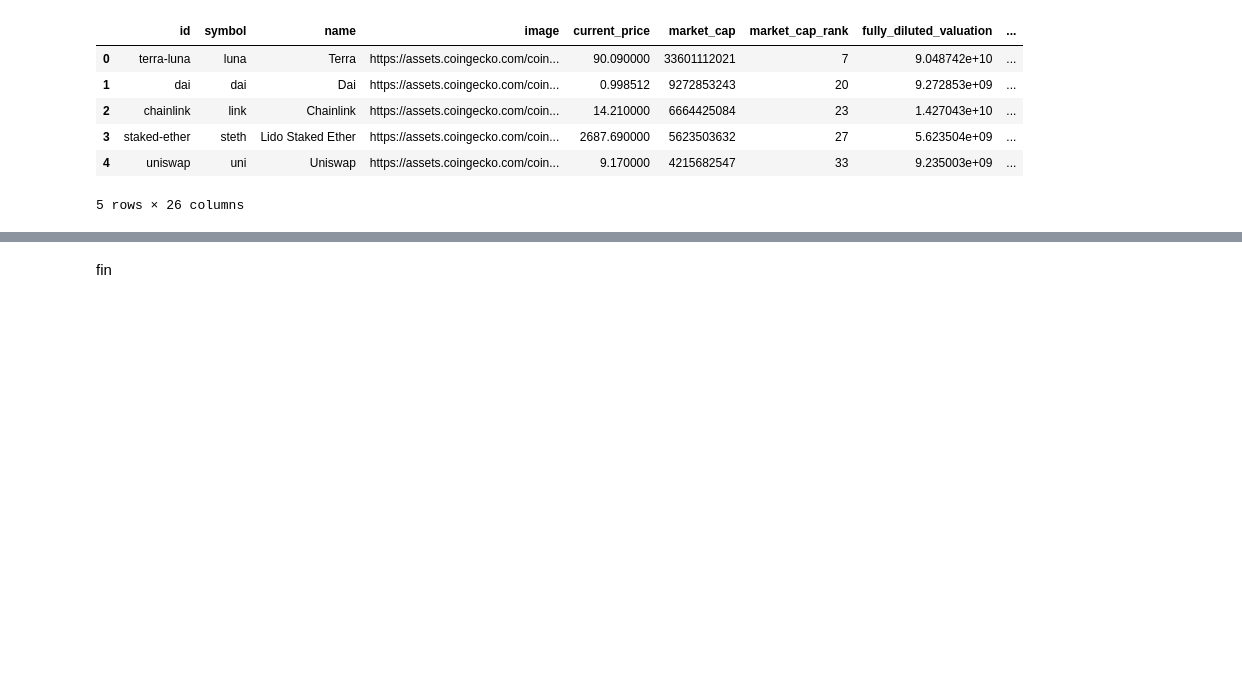
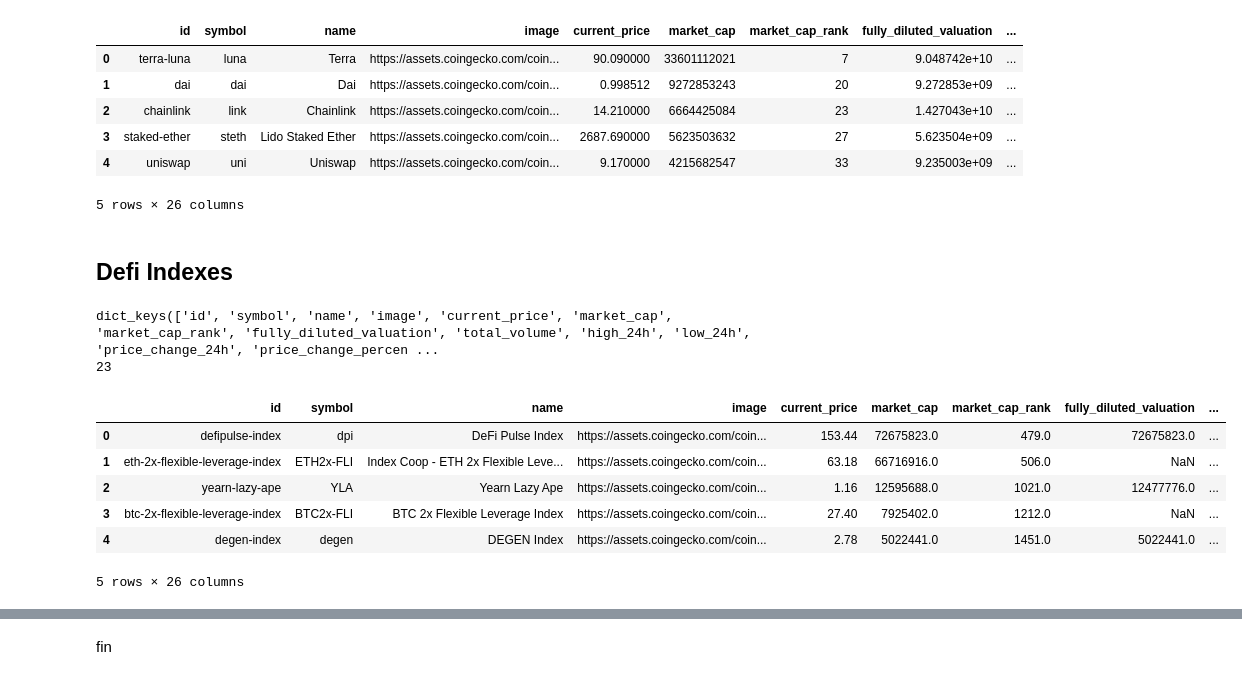
Before and after one commit to DeepLapis/crypto-dashboard, a Jupyter notebook: notebooks/get_defi_data.ipynb, the cells around one changed output, grey strips where cells are left out. Drawn from its saved outputs; the diff is of its cells as text; code cells hidden in the pictures; blank space fills up the shorter version.

Commit message:
Add defi sector and market overview data

```diff
--- a/notebooks/get_defi_data.ipynb
+++ b/notebooks/get_defi_data.ipynb
@@ -306,3 +297,29 @@ dict_keys(['id', 'symbol', 'name', 'image', 'current_price', 'market_cap', 'mark
 # %%
 gecko_protocols_df.to_csv("../data/TJ-04-03-22-gecko_protocol_data.csv")
 gecko_protocols_df.to_json("../data/TJ-04-03-22-gecko_protocol_data.json")
+# %% [markdown]
+## Defi Indexes
+# %%
+# get all defi indexes data supported by CoinGecko
+gecko_defi_indexes = requests.get('https://api.coingecko.com/api/v3/coins/markets?vs_currency=USD&category=defi-index&order=market_cap_desc&per_page=100&page=1&sparkline=false')
+gecko_defi_indexes = gecko_defi_indexes.json()
+# %%
+# attributes of protocols
+print(gecko_defi_indexes[0].keys())
+
+# number of protocols attained
+print(len(gecko_defi_indexes))
+
+# convert dictionaries into dataframe
+gecko_defi_indexes_df = pd.DataFrame(gecko_defi_indexes)
+gecko_defi_indexes_df.head(5)
+# %% [output]
+dict_keys(['id', 'symbol', 'name', 'image', 'current_price', 'market_cap', 'market_cap_rank', 'fully_diluted_valuation', 'total_volume', 'high_24h', 'low_24h', 'price_change_24h', 'price_change_percen ...
+23
+|  | id | symbol | name | image | current_price | market_cap | market_cap_rank | fully_diluted_valuation | ... |
+| 0 | defipulse-index | dpi | DeFi Pulse Index | https://assets.coingecko.com/coin... | 153.44 | 72675823.0 | 479.0 | 72675823.0 | ... |
+| 1 | eth-2x-flexible-leverage-index | ETH2x-FLI | Index Coop - ETH 2x Flexible Leve... | https://assets.coingecko.com/coin... | 63.18 | 66716916.0 | 506.0 | NaN | ... |
+| 2 | yearn-lazy-ape | YLA | Yearn Lazy Ape | https://assets.coingecko.com/coin... | 1.16 | 12595688.0 | 1021.0 | 12477776.0 | ... |
+| 3 | btc-2x-flexible-leverage-index | BTC2x-FLI | BTC 2x Flexible Leverage Index | https://assets.coingecko.com/coin... | 27.40 | 7925402.0 | 1212.0 | NaN | ... |
+| 4 | degen-index | degen | DEGEN Index | https://assets.coingecko.com/coin... | 2.78 | 5022441.0 | 1451.0 | 5022441.0 | ... |
+5 rows × 26 columns
```
Also changed, not shown: parts of 24 cells of this notebook, 6 other files.
